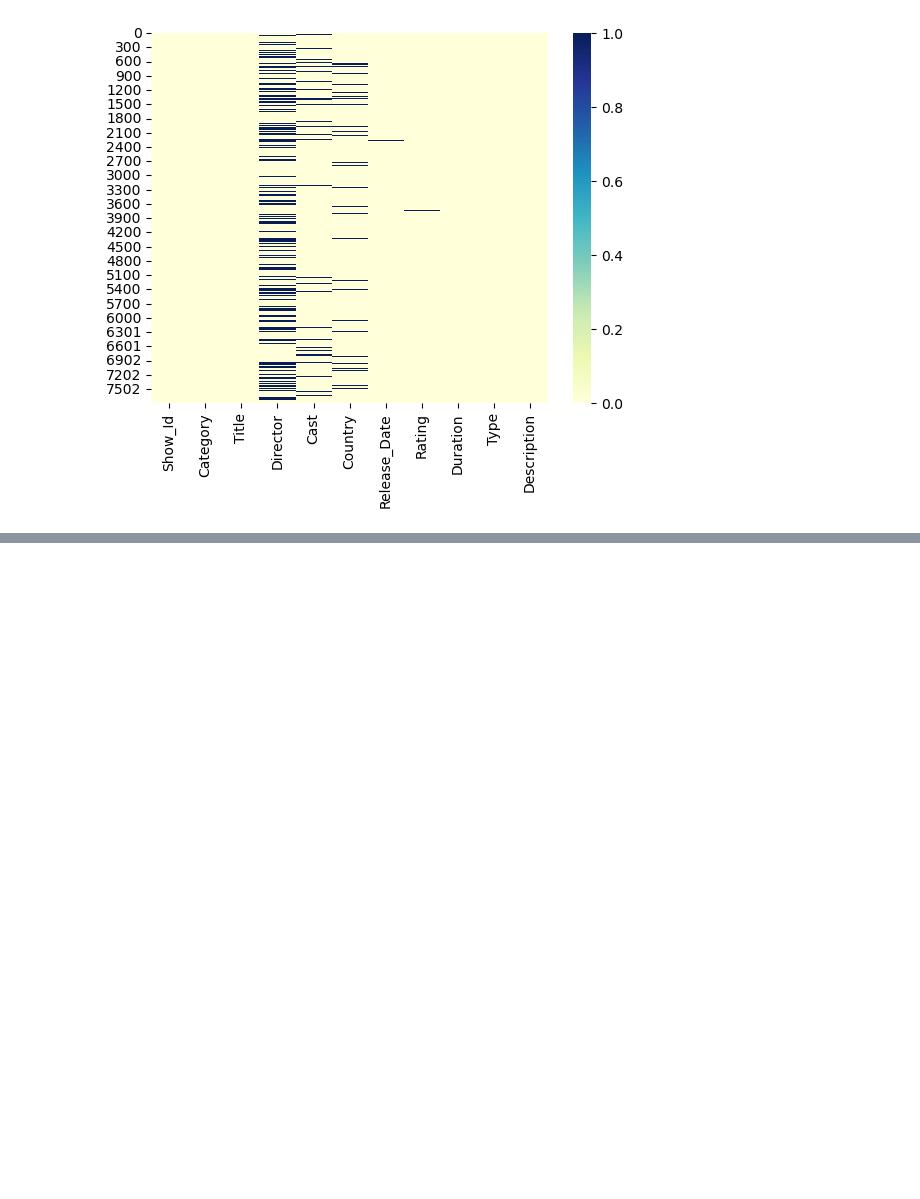
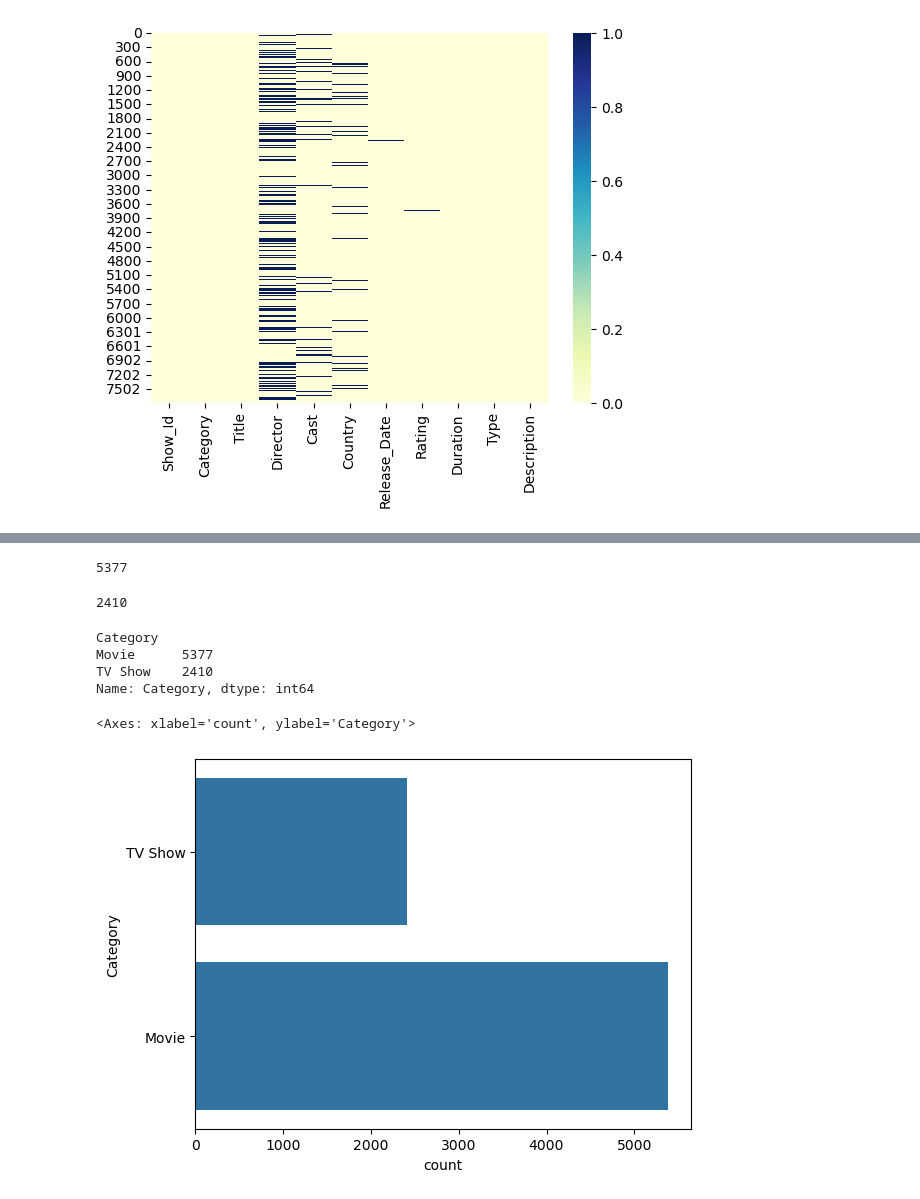
Before and after one commit to Hibou10/Netflix-Project, a Jupyter notebook: analyse.ipynb, the cells around one changed output, grey strips where cells are left out. Drawn from its saved outputs; the diff is of its cells as text; code cells hidden in the pictures; blank space fills up the shorter version.

```diff
--- a/analyse.ipynb
+++ b/analyse.ipynb
@@ -175,0 +317,24 @@ sns.heatmap(data.isnull(), cmap="YlGnBu")
+# %%
+# Number of Movies
+print(data['Category'].value_counts()['Movie'])
+# %% [output]
+5377
+# %%
+# Number of TV Shows
+print(data['Category'].value_counts()['TV Show'])
+# %% [output]
+2410
+# %%
+# Groupby
+data.groupby('Category').Category.count()
+# %% [output]
+Category
+Movie      5377
+TV Show    2410
+Name: Category, dtype: int64
+# %%
+# Bar Graph
+sns.countplot(data['Category'])
+# %% [output]
+<Axes: xlabel='count', ylabel='Category'>
+[figure, added]
```
Also changed, not shown: parts of 22 cells of this notebook.
